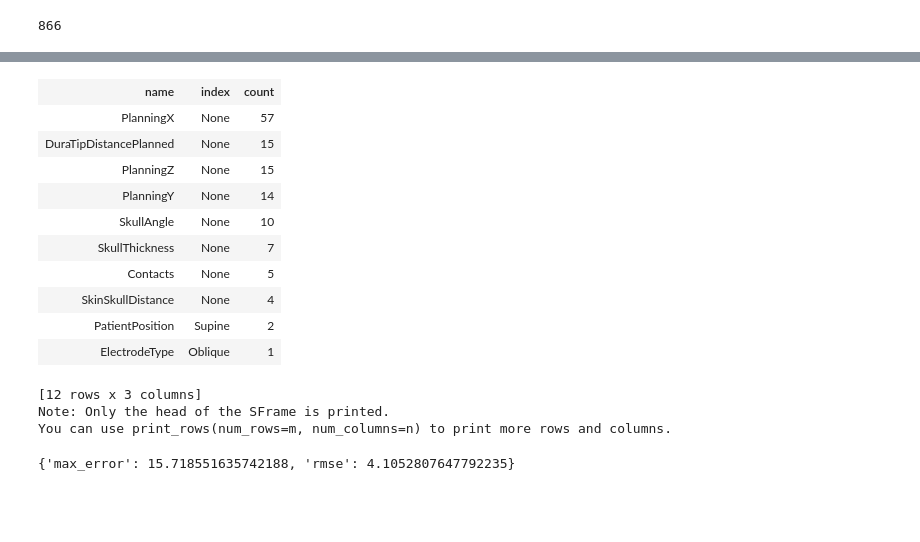
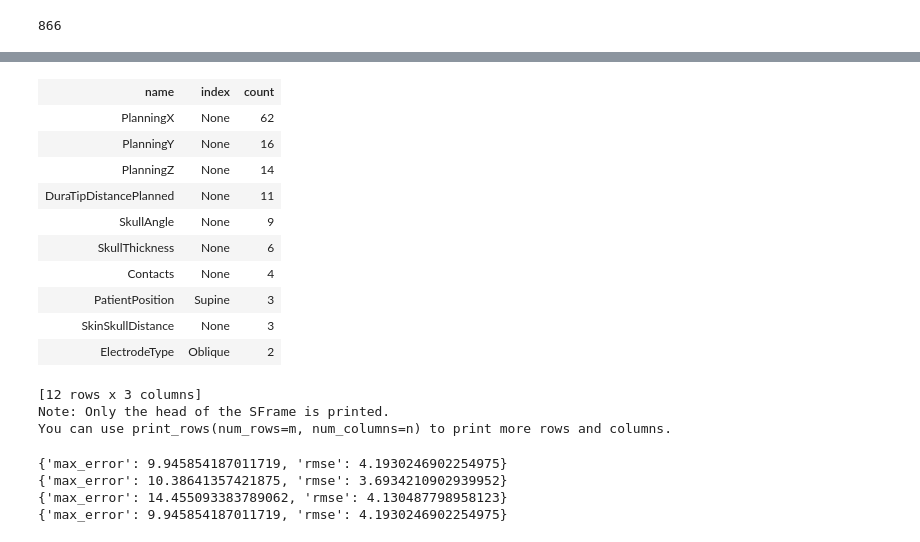
Before and after one commit to DigNeurosurgeon/seeg, a Jupyter notebook: seeg_predict_implantation_accuracy-turicreate.ipynb, the cells around one changed output, grey strips where cells are left out. Saved outputs shown, nothing was run; the diff lists cells and outputs as text; code cells hidden in the pictures; blank space fills up the shorter version.

Commit message:
distance

```diff
--- a/seeg_predict_implantation_accuracy-turicreate.ipynb
+++ b/seeg_predict_implantation_accuracy-turicreate.ipynb
@@ -450,23 +426,27 @@ MBT
-# %%
-reg1.get_feature_importance()
-# %% [output]
-| name | index | count |
-| PlanningX | None | 57 |
-| DuraTipDistancePlanned | None | 15 |
-| PlanningZ | None | 15 |
-| PlanningY | None | 14 |
-| SkullAngle | None | 10 |
-| SkullThickness | None | 7 |
-| Contacts | None | 5 |
-| SkinSkullDistance | None | 4 |
-| PatientPosition | Supine | 2 |
-| ElectrodeType | Oblique | 1 |
-[12 rows x 3 columns]
-Note: Only the head of the SFrame is printed.
-You can use print_rows(num_rows=m, num_columns=n) to print more rows and columns.
+# %%
+MBT[0].get_feature_importance()
+# %% [output]
+| name | index | count |
+| PlanningX | None | 62 |
+| PlanningY | None | 16 |
+| PlanningZ | None | 14 |
+| DuraTipDistancePlanned | None | 11 |
+| SkullAngle | None | 9 |
+| SkullThickness | None | 6 |
+| Contacts | None | 4 |
+| PatientPosition | Supine | 3 |
+| SkinSkullDistance | None | 3 |
+| ElectrodeType | Oblique | 2 |
+[12 rows x 3 columns]
+Note: Only the head of the SFrame is printed.
+You can use print_rows(num_rows=m, num_columns=n) to print more rows and columns.
 # %%
 # Evaluate the model and save the results into a dictionary
 #results =
-reg1.evaluate(test_data)
+for i in range(4):
+    print(MBT[i-1].evaluate(test_data))
 # %% [output]
-{'max_error': 15.718551635742188, 'rmse': 4.1052807647792235}
+{'max_error': 9.945854187011719, 'rmse': 4.1930246902254975}
+{'max_error': 10.38641357421875, 'rmse': 3.6934210902939952}
+{'max_error': 14.455093383789062, 'rmse': 4.130487798958123}
+{'max_error': 9.945854187011719, 'rmse': 4.1930246902254975}
```
Also changed, not shown: parts of 8 cells of this notebook.
